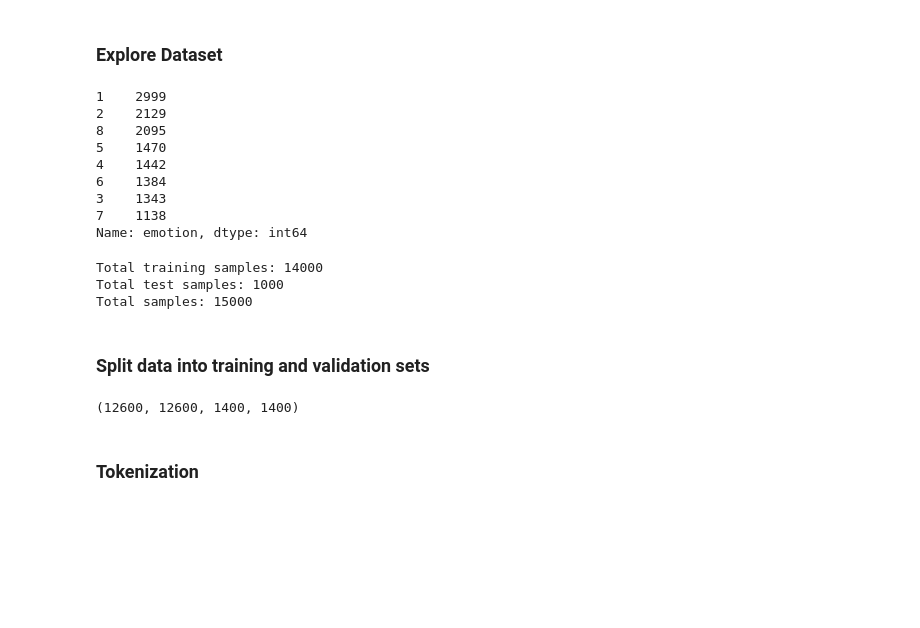
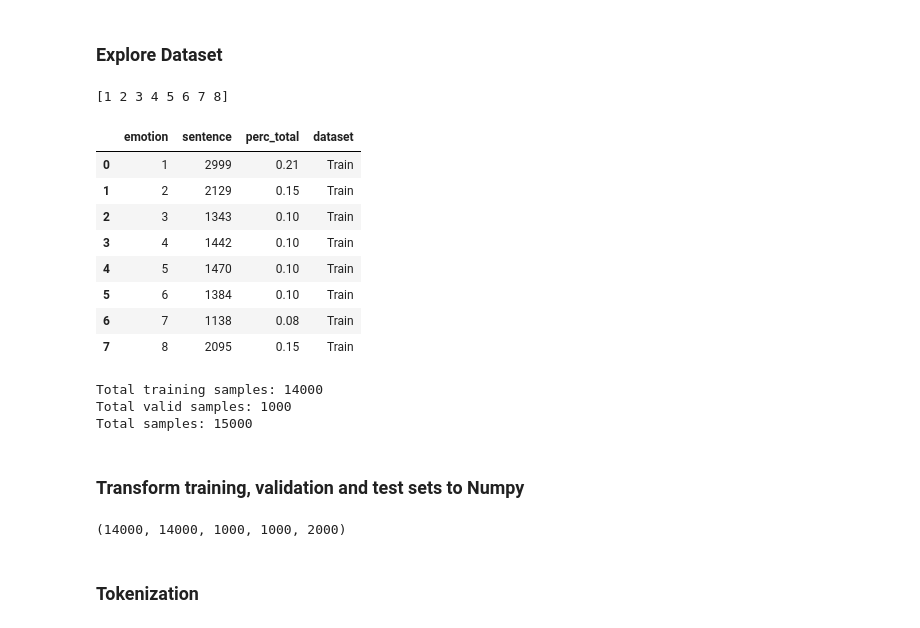
Before and after one commit to Carlosrnes/Nova_NLP, a Jupyter notebook: NLP_Tensorflow.ipynb, the cells around one changed output. Drawn from its saved outputs; the diff is of its cells as text; code cells hidden in the pictures; blank space fills up the shorter version.

```diff
--- a/NLP_Tensorflow.ipynb
+++ b/NLP_Tensorflow.ipynb
@@ -64,40 +48,50 @@ train_df.head()
 # %% [markdown]
 ### Explore Dataset
-# %%
-# How many examples of each class?
-train_df.emotion.value_counts()
-# %% [output]
-1    2999
-2    2129
-8    2095
-5    1470
-4    1442
-6    1384
-3    1343
-7    1138
-Name: emotion, dtype: int64
+# %%
+# check if the emotions are correctly defined:
+print(np.sort(train_df['emotion'].unique()))
+
+# check the distribution of sentences in each emotion class:
+df = train_df.groupby('emotion').count().reset_index()
+sum_total = df['sentence'].sum()
+df['perc_total'] = round(df['sentence']/sum_total,2)
+df['dataset'] = 'Train'
+df
+# %% [output]
+[1 2 3 4 5 6 7 8]
+|  | emotion | sentence | perc_total | dataset |
+| 0 | 1 | 2999 | 0.21 | Train |
+| 1 | 2 | 2129 | 0.15 | Train |
+| 2 | 3 | 1343 | 0.10 | Train |
+| 3 | 4 | 1442 | 0.10 | Train |
+| 4 | 5 | 1470 | 0.10 | Train |
+| 5 | 6 | 1384 | 0.10 | Train |
+| 6 | 7 | 1138 | 0.08 | Train |
+| 7 | 8 | 2095 | 0.15 | Train |
 # %%
-# How many samples total?
+# Samples
 print(f"Total training samples: {len(train_df)}")
-print(f"Total test samples: {len(test_df)}")
-print(f"Total samples: {len(train_df) + len(test_df)}")
+print(f"Total valid samples: {len(valid_df)}")
+print(f"Total samples: {len(train_df) + len(valid_df)}")
 # %% [output]
 Total training samples: 14000
-Total test samples: 1000
+Total valid samples: 1000
 Total samples: 15000
 # %% [markdown]
-### Split data into training and validation sets
+### Transform training, validation and test sets to Numpy
 # %%
-# Use train_test_split to split training data into training and validation sets
-train_sentences, val_sentences, train_labels, val_labels = train_test_split(train_df["sentence"].to_numpy(),
-                                                                            train_df["emotion"].to_numpy(),
-                                                                            test_size=0.1, # 10% of samples
-                                                                            random_state=42) # random state for reproducibility
+# Transform to numpy
+train_sentences = train_df["sentence"].to_numpy()
+val_sentences = valid_df["sentence"].to_numpy()
+test_sentences = test_df["sentence"].to_numpy()
+train_labels = train_df["emotion"].to_numpy()
+val_labels = valid_df["emotion"].to_numpy()
+
 
 # Check the lengths
-len(train_sentences), len(train_labels), len(val_sentences), len(val_labels)
+len(train_sentences), len(train_labels), len(val_sentences), len(val_labels), len(test_sentences)
 # %% [output]
-(12600, 12600, 1400, 1400)
+(14000, 14000, 1000, 1000, 2000)
 # %% [markdown]
 ### Tokenization
 # %%
```
Also changed, not shown: parts of 70 cells of this notebook.
